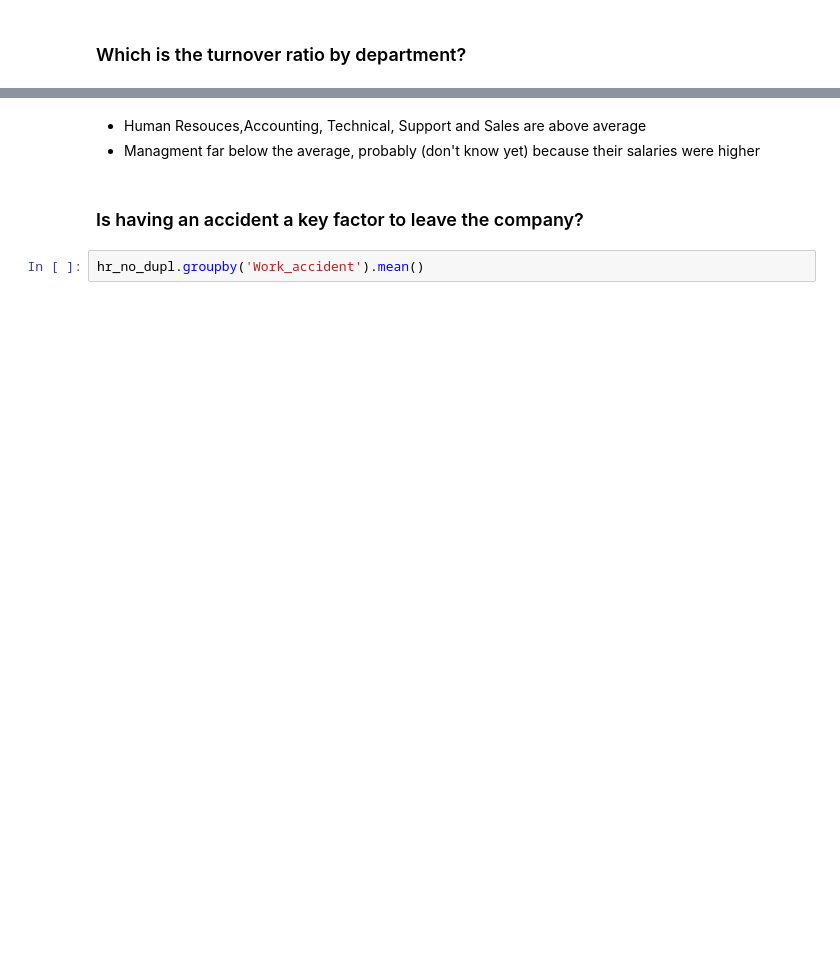
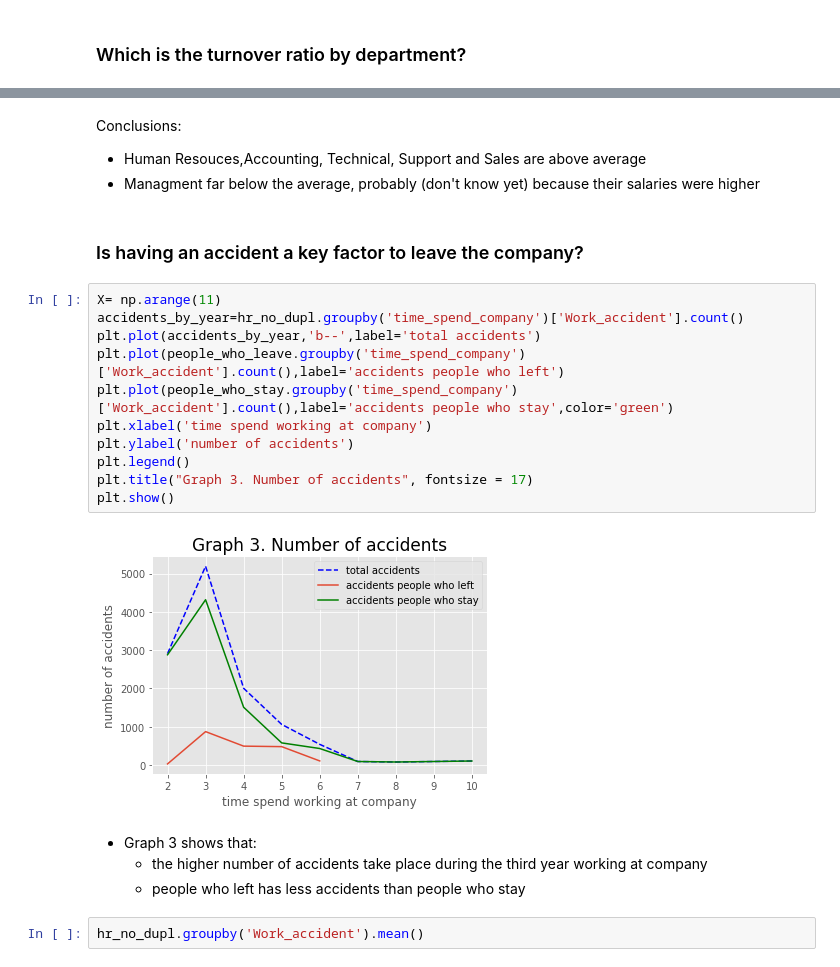
Before and after one commit to MariaGamero/TFM-ReasonsforEmployeeTurnover, a Jupyter notebook: Employee_retention.ipynb, the cells around one changed output, grey strips where cells are left out. Cells and saved outputs as stored; diff of their text form; blank space fills up the shorter version.

```diff
--- a/Employee_retention.ipynb
+++ b/Employee_retention.ipynb
@@ -254,10 +237,29 @@ RandD          12.2
 management     11.9
 Name: left, dtype: float64
 # %% [markdown]
+Conclusions:
+
 * Human Resouces,Accounting, Technical, Support and Sales are above average
 * Managment far below the average, probably (don't know yet) because their salaries were higher
 # %% [markdown]
 ### Is having an accident a key factor to leave the company?
+# %%
+X= np.arange(11)
+accidents_by_year=hr_no_dupl.groupby('time_spend_company')['Work_accident'].count()
+plt.plot(accidents_by_year,'b--',label='total accidents')
+plt.plot(people_who_leave.groupby('time_spend_company')['Work_accident'].count(),label='accidents people who left')
+plt.plot(people_who_stay.groupby('time_spend_company')['Work_accident'].count(),label='accidents people who stay',color='green')
+plt.xlabel('time spend working at company')
+plt.ylabel('number of accidents')
+plt.legend()
+plt.title("Graph 3. Number of accidents", fontsize = 17)
+plt.show()
+# %% [output]
+[figure, added]
+# %% [markdown]
+* Graph 3 shows that:
+    - the higher number of accidents take place during the third year working at company
+    - people who left has less accidents than people who stay
 # %%
 hr_no_dupl.groupby('Work_accident').mean()
 # %% [output]
```
Also changed, not shown: parts of 17 cells of this notebook.
